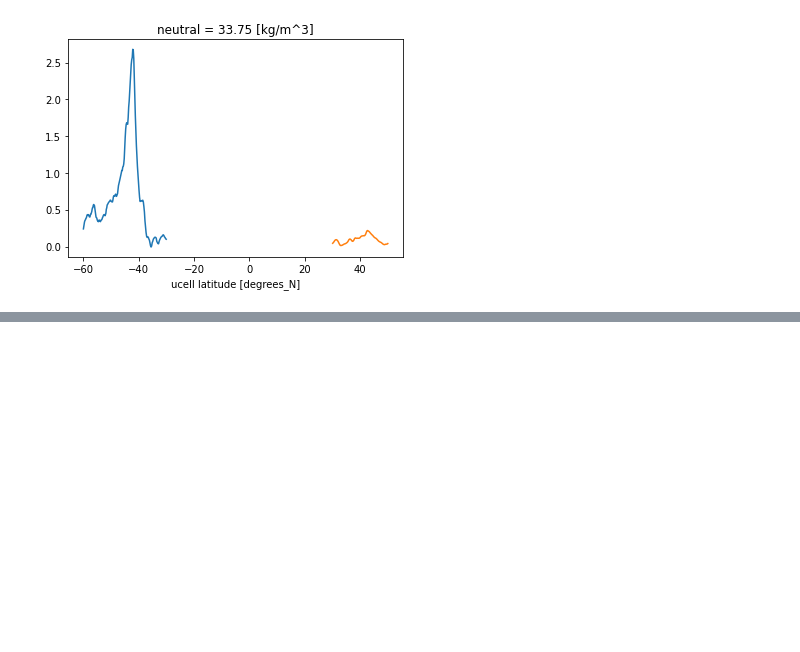
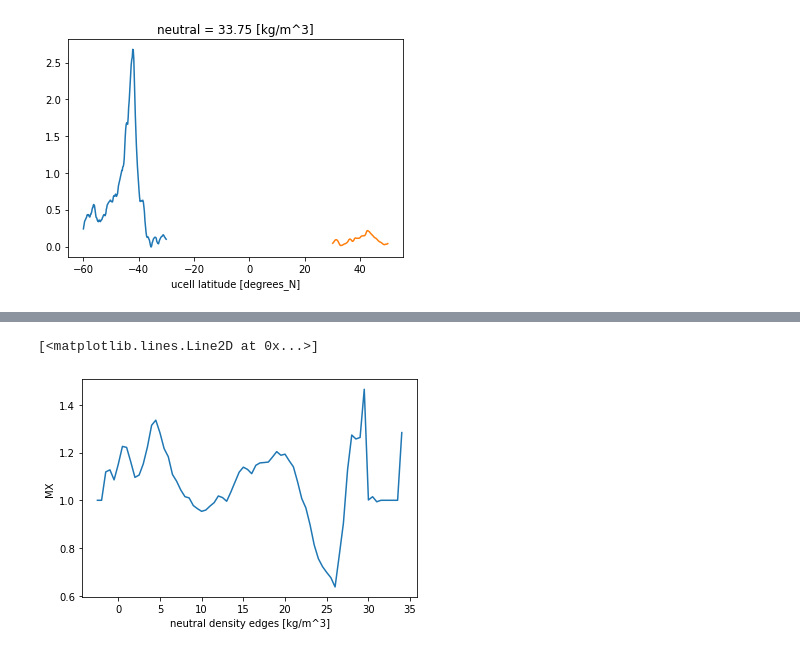
Before and after one commit to claireyung/Eddy_Diathermal_Code, a Jupyter notebook: Some_regional_numbers.ipynb, the cells around one changed output, grey strips where cells are left out. Cells and saved outputs as stored; diff of their text form; code cells hidden in the pictures; blank space fills up the shorter version.

```diff
--- a/Some_regional_numbers.ipynb
+++ b/Some_regional_numbers.ipynb
@@ -340,0 +372,5 @@ print((Hf_midlatN/Hf_totN).mean().values)
+# %%
+(np.abs(MX_DHT - MX_DHT_mean_tot)/np.abs(MX_DHT)).plot()
+# %% [output]
+[<matplotlib.lines.Line2D at 0x...>]
+[figure, added]
```
Also changed, not shown: parts of 9 cells of this notebook.
